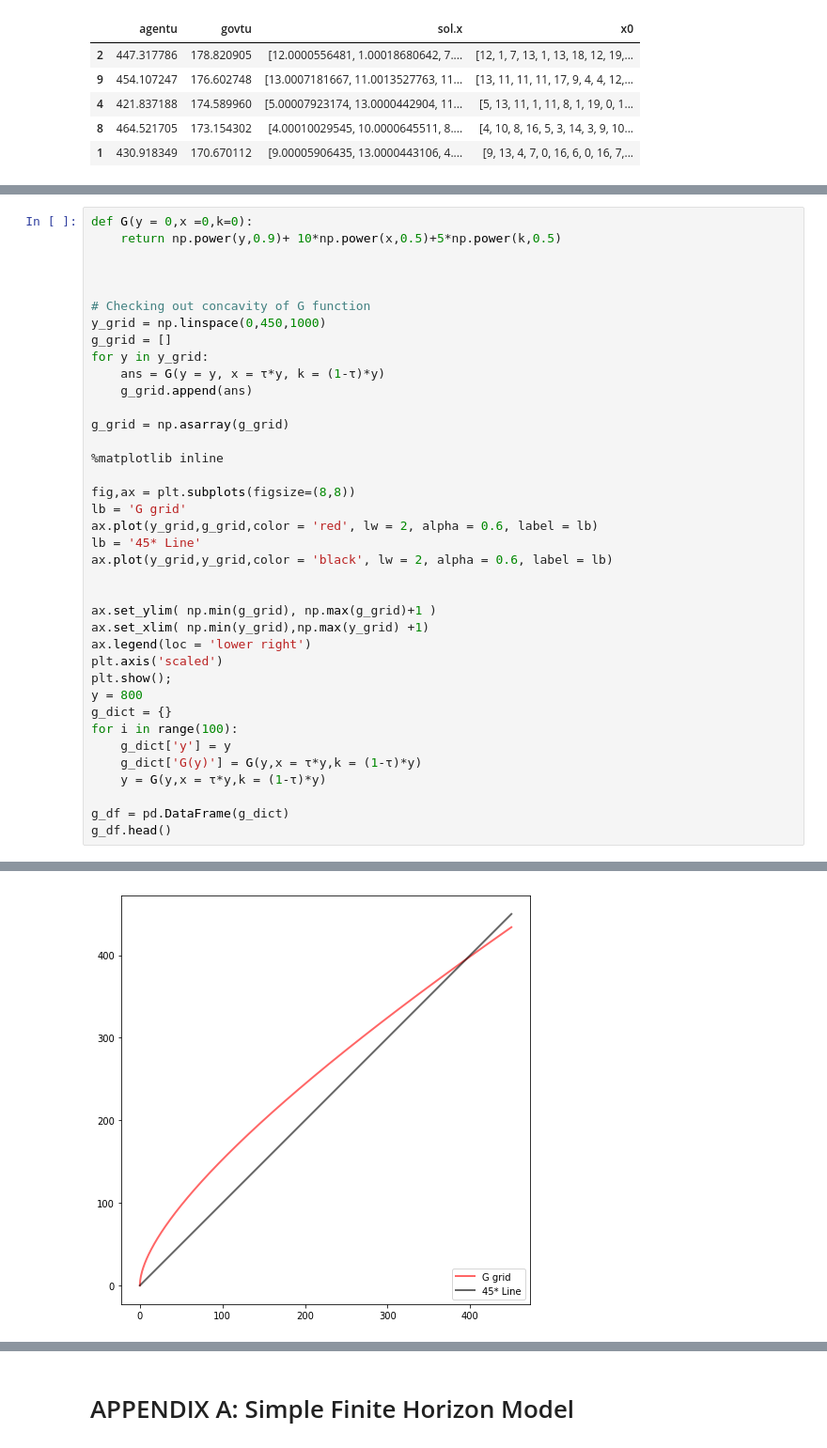
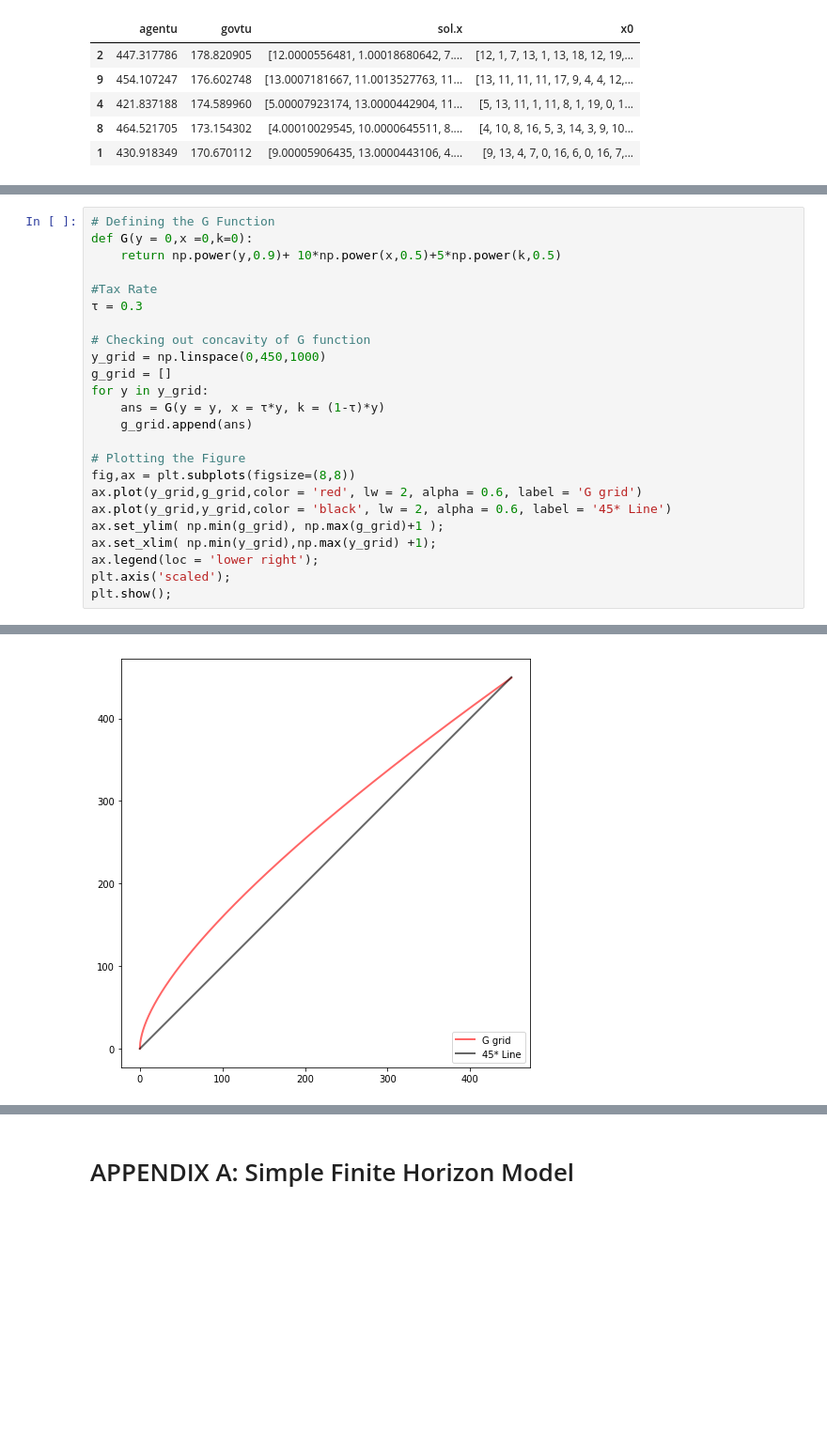
Before and after one commit to iamsurajkumar/Dynamic_Programming_Squared_Model, a Jupyter notebook: Dynamic Programming Squared Model.ipynb, the cells around one changed output, grey strips where cells are left out. Shown at 94% size. Saved outputs shown, nothing was run; the diff lists cells and outputs as text; blank space fills up the shorter version.

```diff
--- a/Dynamic Programming Squared Model.ipynb
+++ b/Dynamic Programming Squared Model.ipynb
@@ -767,8 +805,10 @@ Agent Utility is  447.318
 # %%
+# Defining the G Function
 def G(y = 0,x =0,k=0):
     return np.power(y,0.9)+ 10*np.power(x,0.5)+5*np.power(k,0.5)
 
-
+#Tax Rate
+τ = 0.3
 
 # Checking out concavity of G function
 y_grid = np.linspace(0,450,1000)
@@ -777,29 +817,13 @@ for y in y_grid:
     ans = G(y = y, x = τ*y, k = (1-τ)*y)
     g_grid.append(ans)
 
-g_grid = np.asarray(g_grid)
-
-%matplotlib inline
-
+# Plotting the Figure
 fig,ax = plt.subplots(figsize=(8,8))
-lb = 'G grid'
-ax.plot(y_grid,g_grid,color = 'red', lw = 2, alpha = 0.6, label = lb)
-lb = '45* Line'
-ax.plot(y_grid,y_grid,color = 'black', lw = 2, alpha = 0.6, label = lb)
-
-
-ax.set_ylim( np.min(g_grid), np.max(g_grid)+1 )
-ax.set_xlim( np.min(y_grid),np.max(y_grid) +1)
-ax.legend(loc = 'lower right')
-plt.axis('scaled')
+ax.plot(y_grid,g_grid,color = 'red', lw = 2, alpha = 0.6, label = 'G grid')
+ax.plot(y_grid,y_grid,color = 'black', lw = 2, alpha = 0.6, label = '45* Line')
+ax.set_ylim( np.min(g_grid), np.max(g_grid)+1 );
+ax.set_xlim( np.min(y_grid),np.max(y_grid) +1);
+ax.legend(loc = 'lower right');
+plt.axis('scaled');
 plt.show();
-y = 800
-g_dict = {}
-for i in range(100):
-    g_dict['y'] = y
-    g_dict['G(y)'] = G(y,x = τ*y,k = (1-τ)*y)
-    y = G(y,x = τ*y,k = (1-τ)*y)
-
-g_df = pd.DataFrame(g_dict)
-g_df.head()
 # %% [output]
@@ -812 +830 @@ g_df.head()
-[figure, old version]
+[figure, new version]
```
Also changed, not shown: parts of 33 cells of this notebook.
